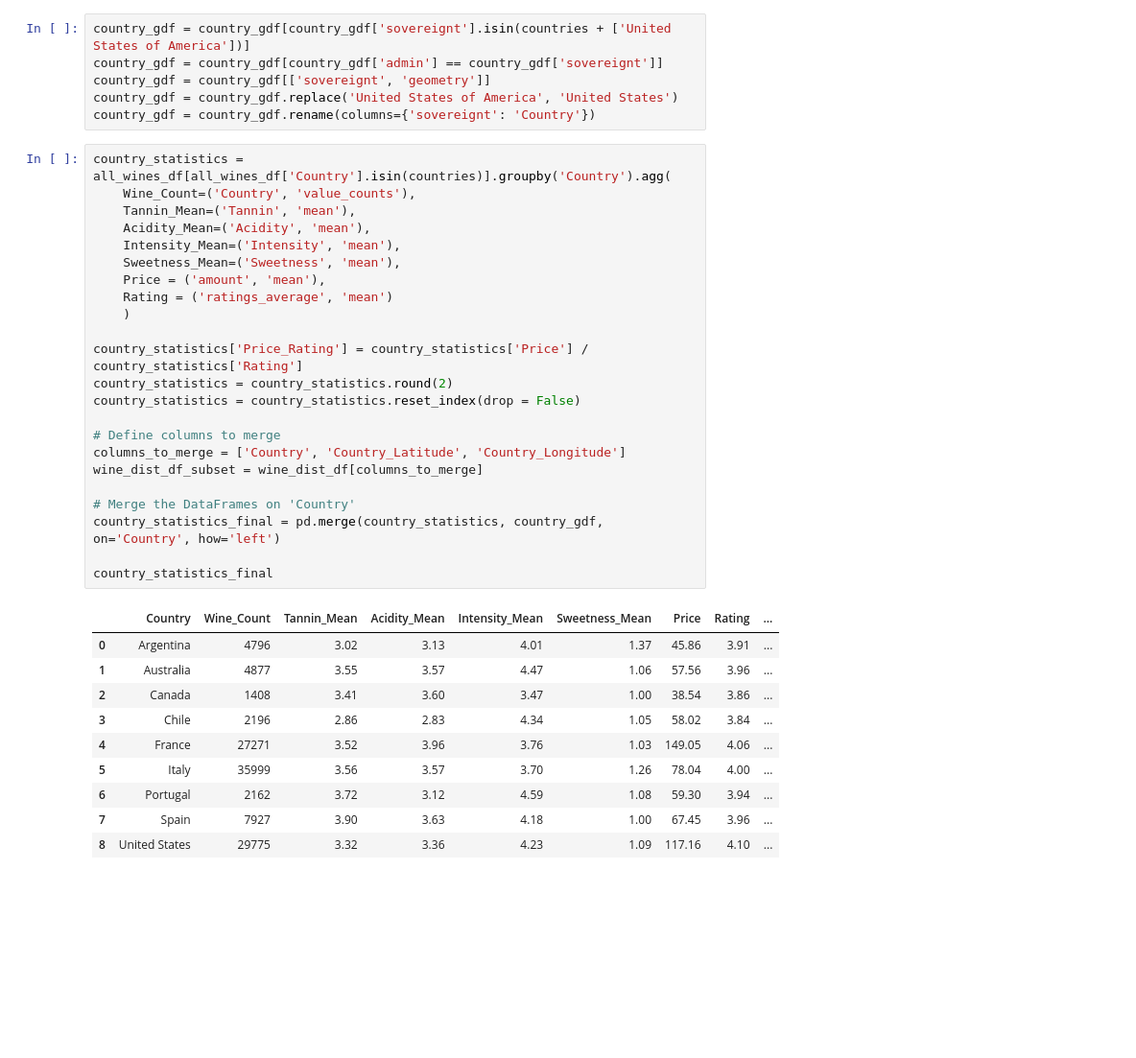
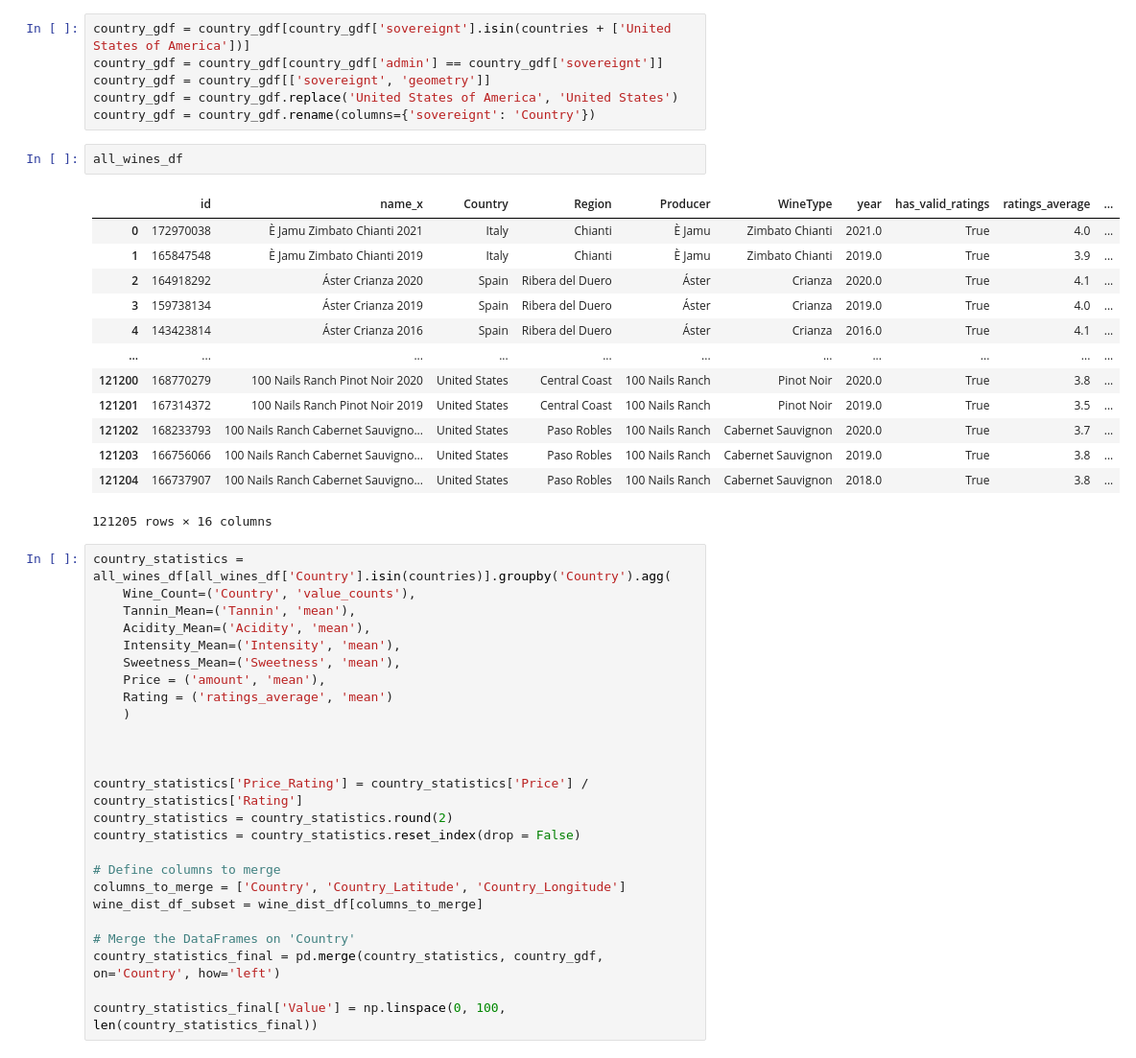
Before and after one commit to willhall2001/BreakinBadCode, a Jupyter notebook: 09_Plotly.ipynb, the cells around one changed output. Shown at 96% size. Drawn from its saved outputs; the diff is of its cells as text; blank space fills up the shorter version.

```diff
--- a/09_Plotly.ipynb
+++ b/09_Plotly.ipynb
@@ -147,6 +296,22 @@ country_gdf = country_gdf[country_gdf['admin'] == country_gdf['sovereignt']]
 country_gdf = country_gdf[['sovereignt', 'geometry']]
 country_gdf = country_gdf.replace('United States of America', 'United States')
 country_gdf = country_gdf.rename(columns={'sovereignt': 'Country'})
+# %%
+all_wines_df
+# %% [output]
+|  | id | name_x | Country | Region | Producer | WineType | year | has_valid_ratings | ratings_average | ... |
+| 0 | 172970038 | È Jamu Zimbato Chianti 2021 | Italy | Chianti | È Jamu | Zimbato Chianti | 2021.0 | True | 4.0 | ... |
+| 1 | 165847548 | È Jamu Zimbato Chianti 2019 | Italy | Chianti | È Jamu | Zimbato Chianti | 2019.0 | True | 3.9 | ... |
+| 2 | 164918292 | Áster Crianza 2020 | Spain | Ribera del Duero | Áster | Crianza | 2020.0 | True | 4.1 | ... |
+| 3 | 159738134 | Áster Crianza 2019 | Spain | Ribera del Duero | Áster | Crianza | 2019.0 | True | 4.0 | ... |
+| 4 | 143423814 | Áster Crianza 2016 | Spain | Ribera del Duero | Áster | Crianza | 2016.0 | True | 4.1 | ... |
+| ... | ... | ... | ... | ... | ... | ... | ... | ... | ... | ... |
+| 121200 | 168770279 | 100 Nails Ranch Pinot Noir 2020 | United States | Central Coast | 100 Nails Ranch | Pinot Noir | 2020.0 | True | 3.8 | ... |
+| 121201 | 167314372 | 100 Nails Ranch Pinot Noir 2019 | United States | Central Coast | 100 Nails Ranch | Pinot Noir | 2019.0 | True | 3.5 | ... |
+| 121202 | 168233793 | 100 Nails Ranch Cabernet Sauvigno... | United States | Paso Robles | 100 Nails Ranch | Cabernet Sauvignon | 2020.0 | True | 3.7 | ... |
+| 121203 | 166756066 | 100 Nails Ranch Cabernet Sauvigno... | United States | Paso Robles | 100 Nails Ranch | Cabernet Sauvignon | 2019.0 | True | 3.8 | ... |
+| 121204 | 166737907 | 100 Nails Ranch Cabernet Sauvigno... | United States | Paso Robles | 100 Nails Ranch | Cabernet Sauvignon | 2018.0 | True | 3.8 | ... |
+121205 rows × 16 columns
 # %%
 country_statistics = all_wines_df[all_wines_df['Country'].isin(countries)].groupby('Country').agg(
     Wine_Count=('Country', 'value_counts'),
@@ -157,6 +322,8 @@ country_statistics = all_wines_df[all_wines_df['Country'].isin(countries)].group
     Price = ('amount', 'mean'),
     Rating = ('ratings_average', 'mean')
     )
+
+
 
 country_statistics['Price_Rating'] = country_statistics['Price'] / country_statistics['Rating']
 country_statistics = country_statistics.round(2)
@@ -169,15 +336,4 @@ wine_dist_df_subset = wine_dist_df[columns_to_merge]
 # Merge the DataFrames on 'Country'
 country_statistics_final = pd.merge(country_statistics, country_gdf, on='Country', how='left')
 
-country_statistics_final
+country_statistics_final['Value'] = np.linspace(0, 100, len(country_statistics_final))
-# %% [output]
-|  | Country | Wine_Count | Tannin_Mean | Acidity_Mean | Intensity_Mean | Sweetness_Mean | Price | Rating | ... |
-| 0 | Argentina | 4796 | 3.02 | 3.13 | 4.01 | 1.37 | 45.86 | 3.91 | ... |
-| 1 | Australia | 4877 | 3.55 | 3.57 | 4.47 | 1.06 | 57.56 | 3.96 | ... |
-| 2 | Canada | 1408 | 3.41 | 3.60 | 3.47 | 1.00 | 38.54 | 3.86 | ... |
-| 3 | Chile | 2196 | 2.86 | 2.83 | 4.34 | 1.05 | 58.02 | 3.84 | ... |
-| 4 | France | 27271 | 3.52 | 3.96 | 3.76 | 1.03 | 149.05 | 4.06 | ... |
-| 5 | Italy | 35999 | 3.56 | 3.57 | 3.70 | 1.26 | 78.04 | 4.00 | ... |
-| 6 | Portugal | 2162 | 3.72 | 3.12 | 4.59 | 1.08 | 59.30 | 3.94 | ... |
-| 7 | Spain | 7927 | 3.90 | 3.63 | 4.18 | 1.00 | 67.45 | 3.96 | ... |
-| 8 | United States | 29775 | 3.32 | 3.36 | 4.23 | 1.09 | 117.16 | 4.10 | ... |
```
Also changed, not shown: parts of 19 cells of this notebook, 3 other files.
